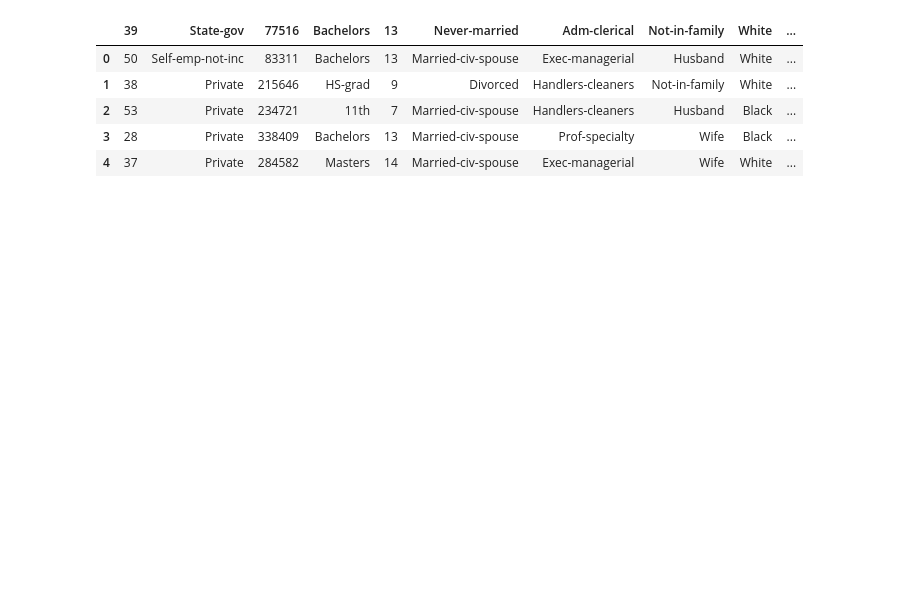
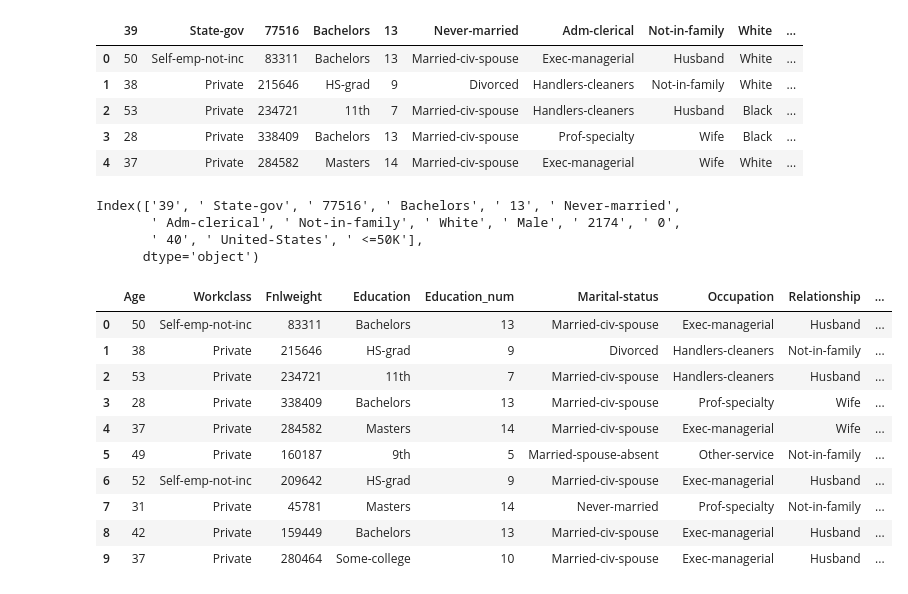
Before and after one commit to tsdandekar24/TanavDandekar_csci_1070_course, a Jupyter notebook: week_13_homework.ipynb, the cells around one changed output. Cells and saved outputs as stored; diff of their text form; code cells hidden in the pictures; blank space fills up the shorter version.

```diff
--- a/week_13_homework.ipynb
+++ b/week_13_homework.ipynb
@@ -17,3 +19,29 @@ adult_df.head()
 | 2 | 53 | Private | 234721 | 11th | 7 | Married-civ-spouse | Handlers-cleaners | Husband | Black | ... |
 | 3 | 28 | Private | 338409 | Bachelors | 13 | Married-civ-spouse | Prof-specialty | Wife | Black | ... |
 | 4 | 37 | Private | 284582 | Masters | 14 | Married-civ-spouse | Exec-managerial | Wife | White | ... |
+# %%
+adult_df.columns
+# %% [output]
+Index(['39', ' State-gov', ' 77516', ' Bachelors', ' 13', ' Never-married',
+       ' Adm-clerical', ' Not-in-family', ' White', ' Male', ' 2174', ' 0',
+       ' 40', ' United-States', ' <=50K'],
+      dtype='object')
+# %%
+adult_df.rename(columns = {"39" : "Age", " State-gov" : "Workclass", " 77516" : "Fnlweight", " Bachelors" : "Education",
+                           " 13" : "Education_num", " Never-married" : "Marital-status", " Adm-clerical" : "Occupation",
+                           " Not-in-family" : "Relationship", " White" : "Race", " Male" : "Sex", " 2174": "Capital_gain",
+                           " 0" : "Capital_loss", " 40" : "Hours_per_week", " United-States" : "Native_country",
+                           " <=50K" : "Income"}, inplace = True)
+adult_df.head(10)
+# %% [output]
+|  | Age | Workclass | Fnlweight | Education | Education_num | Marital-status | Occupation | Relationship | ... |
+| 0 | 50 | Self-emp-not-inc | 83311 | Bachelors | 13 | Married-civ-spouse | Exec-managerial | Husband | ... |
+| 1 | 38 | Private | 215646 | HS-grad | 9 | Divorced | Handlers-cleaners | Not-in-family | ... |
+| 2 | 53 | Private | 234721 | 11th | 7 | Married-civ-spouse | Handlers-cleaners | Husband | ... |
+| 3 | 28 | Private | 338409 | Bachelors | 13 | Married-civ-spouse | Prof-specialty | Wife | ... |
+| 4 | 37 | Private | 284582 | Masters | 14 | Married-civ-spouse | Exec-managerial | Wife | ... |
+| 5 | 49 | Private | 160187 | 9th | 5 | Married-spouse-absent | Other-service | Not-in-family | ... |
+| 6 | 52 | Self-emp-not-inc | 209642 | HS-grad | 9 | Married-civ-spouse | Exec-managerial | Husband | ... |
+| 7 | 31 | Private | 45781 | Masters | 14 | Never-married | Prof-specialty | Not-in-family | ... |
+| 8 | 42 | Private | 159449 | Bachelors | 13 | Married-civ-spouse | Exec-managerial | Husband | ... |
+| 9 | 37 | Private | 280464 | Some-college | 10 | Married-civ-spouse | Exec-managerial | Husband | ... |
```
Also changed, not shown: parts of 22 cells of this notebook.
